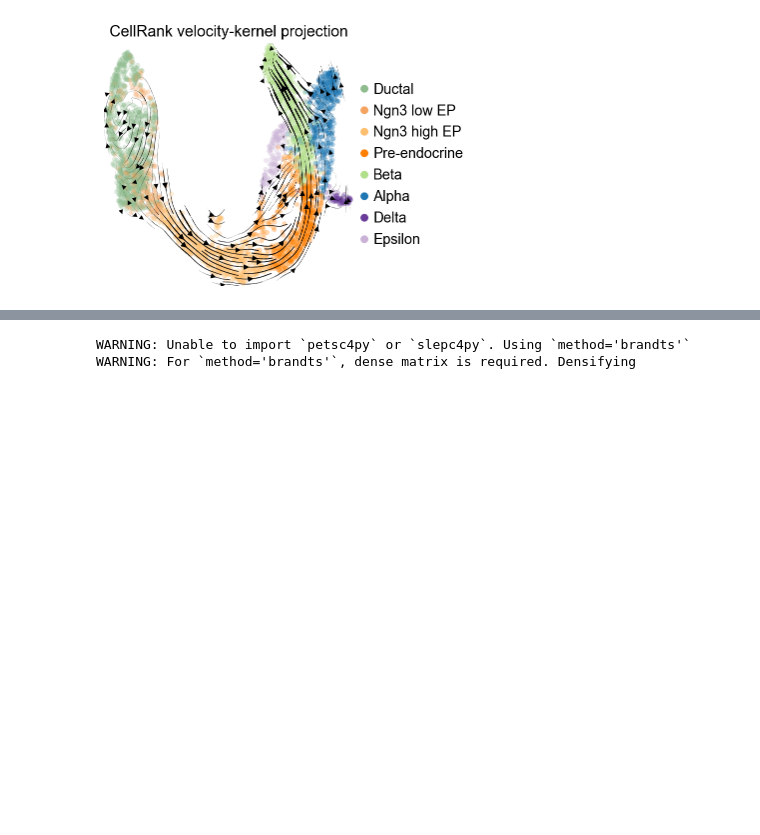
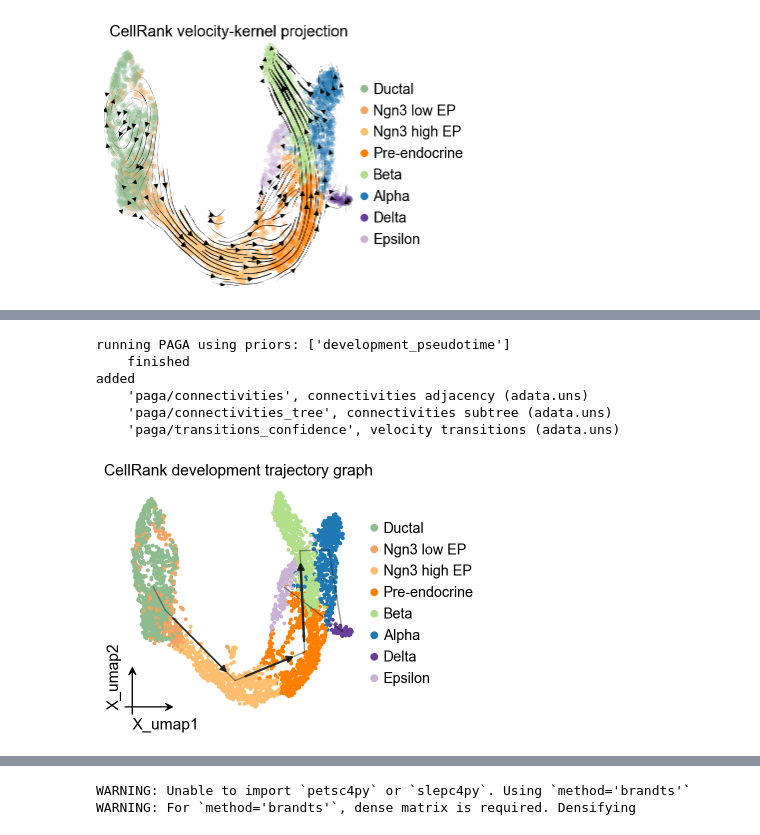
Before and after one commit to DBinary/omicverse-tutorials, a Jupyter notebook: docs_zh/Tutorials-velo/t_velo_cellrank.ipynb, the cells around one changed output, grey strips where cells are left out. Saved outputs shown, nothing was run; the diff lists cells and outputs as text; code cells hidden in the pictures; blank space fills up the shorter version.

```diff
--- a/docs_zh/Tutorials-velo/t_velo_cellrank.ipynb
+++ b/docs_zh/Tutorials-velo/t_velo_cellrank.ipynb
@@ -150,0 +155,24 @@ vk.plot_projection(
+# %%
+ov.utils.cal_paga(
+    adata,
+    use_time_prior='development_pseudotime',
+    vkey='velocity',
+    groups='clusters',
+)
+ov.pl.trajectory(
+    adata,
+    method='paga',
+    basis='X_umap',
+    groups='clusters',
+    color='clusters',
+    title='CellRank development trajectory graph',
+)
+plt.show()
+# %% [output]
+running PAGA using priors: ['development_pseudotime']
+    finished
+added
+    'paga/connectivities', connectivities adjacency (adata.uns)
+    'paga/connectivities_tree', connectivities subtree (adata.uns)
+    'paga/transitions_confidence', velocity transitions (adata.uns)
+[figure, added]
```
Also changed, not shown: parts of 8 cells of this notebook, 18 other files.
